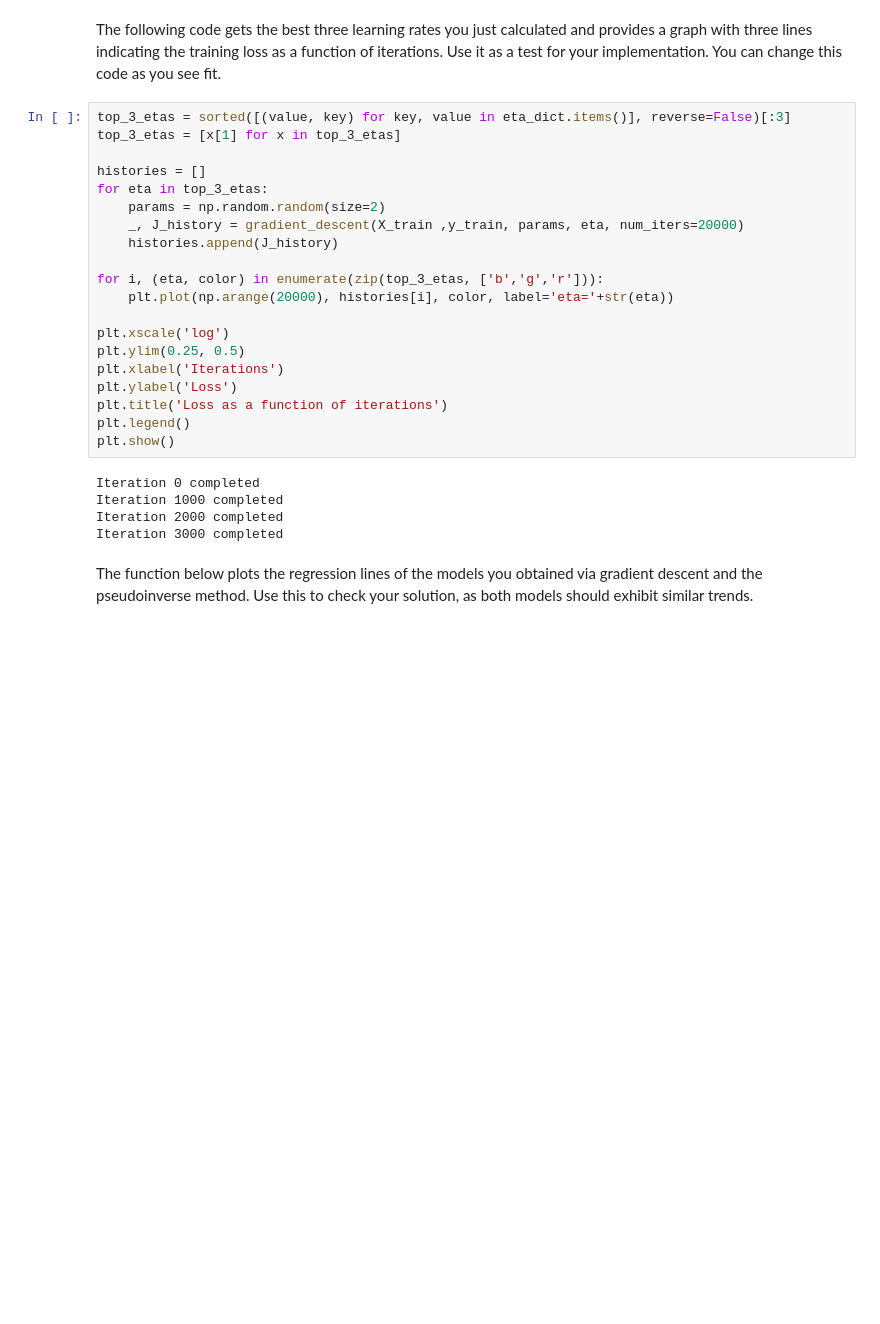
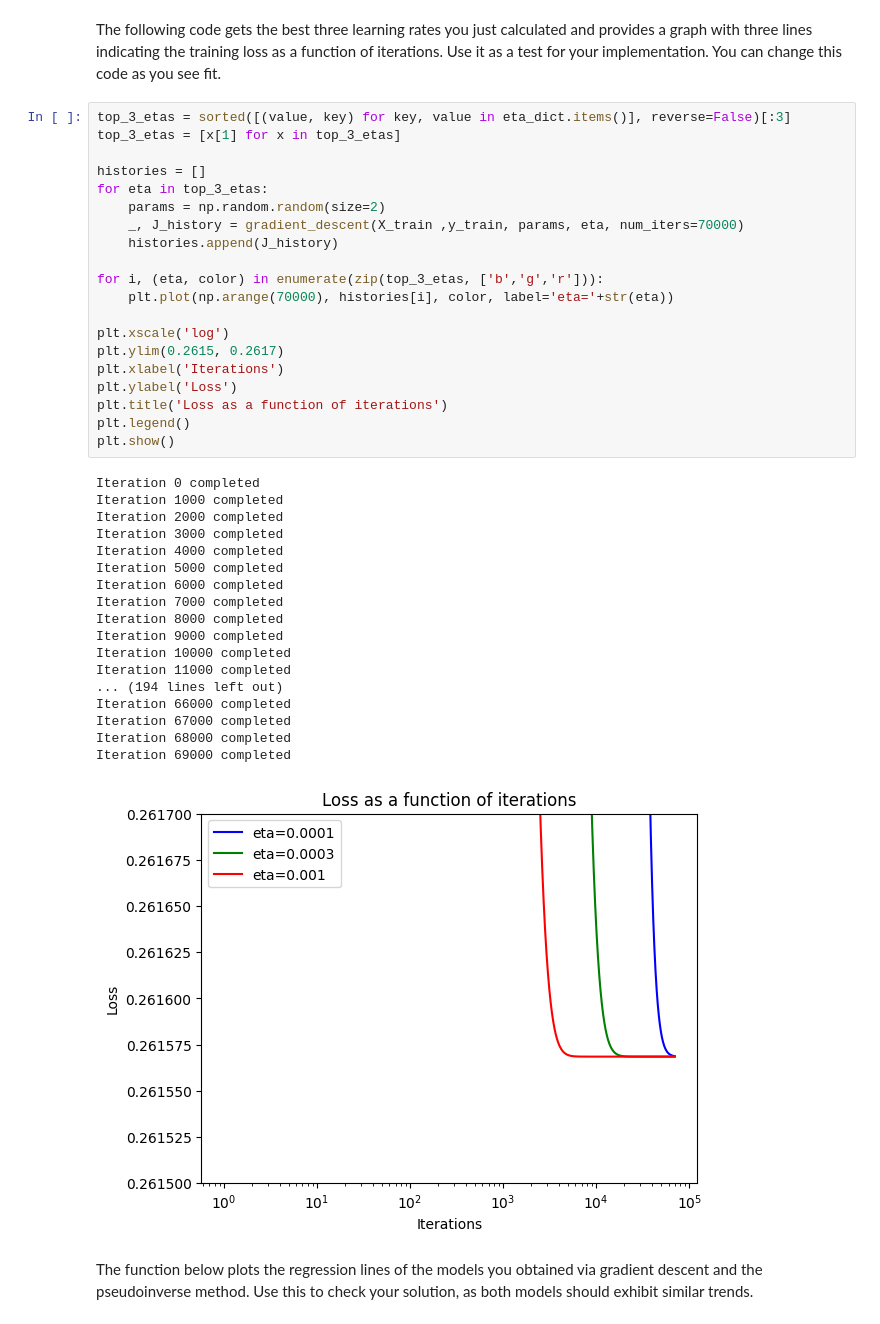
Before and after one commit to NadavRuni/ML_ex1, a Jupyter notebook: hw1.ipynb, the cells around one changed output. Saved outputs shown, nothing was run; the diff lists cells and outputs as text; blank space fills up the shorter version.

```diff
--- a/hw1.ipynb
+++ b/hw1.ipynb
@@ -411,28 +421,42 @@ The following code gets the best three learning rates you just calculated and pr
 # %%
 top_3_etas = sorted([(value, key) for key, value in eta_dict.items()], reverse=False)[:3]
 top_3_etas = [x[1] for x in top_3_etas]
 
 histories = []
 for eta in top_3_etas:
     params = np.random.random(size=2)
-    _, J_history = gradient_descent(X_train ,y_train, params, eta, num_iters=20000)
+    _, J_history = gradient_descent(X_train ,y_train, params, eta, num_iters=70000)
     histories.append(J_history)
 
 for i, (eta, color) in enumerate(zip(top_3_etas, ['b','g','r'])):
-    plt.plot(np.arange(20000), histories[i], color, label='eta='+str(eta))
+    plt.plot(np.arange(70000), histories[i], color, label='eta='+str(eta))
 
 plt.xscale('log')
-plt.ylim(0.25, 0.5)
+plt.ylim(0.2615, 0.2617)
 plt.xlabel('Iterations')
 plt.ylabel('Loss')
 plt.title('Loss as a function of iterations')
 plt.legend()
 plt.show()
 # %% [output]
 Iteration 0 completed
 Iteration 1000 completed
 Iteration 2000 completed
 Iteration 3000 completed
+Iteration 4000 completed
+Iteration 5000 completed
+Iteration 6000 completed
+Iteration 7000 completed
+Iteration 8000 completed
+Iteration 9000 completed
+Iteration 10000 completed
+Iteration 11000 completed
+... (194 lines left out)
+Iteration 66000 completed
+Iteration 67000 completed
+Iteration 68000 completed
+Iteration 69000 completed
+[figure, added]
 # %% [markdown]
 The function below plots the regression lines of the models you obtained via gradient descent and the pseudoinverse method. Use this to check your solution, as both models should exhibit similar trends.
 # %%
```
Also changed, not shown: parts of 21 cells of this notebook, 1 other file.
